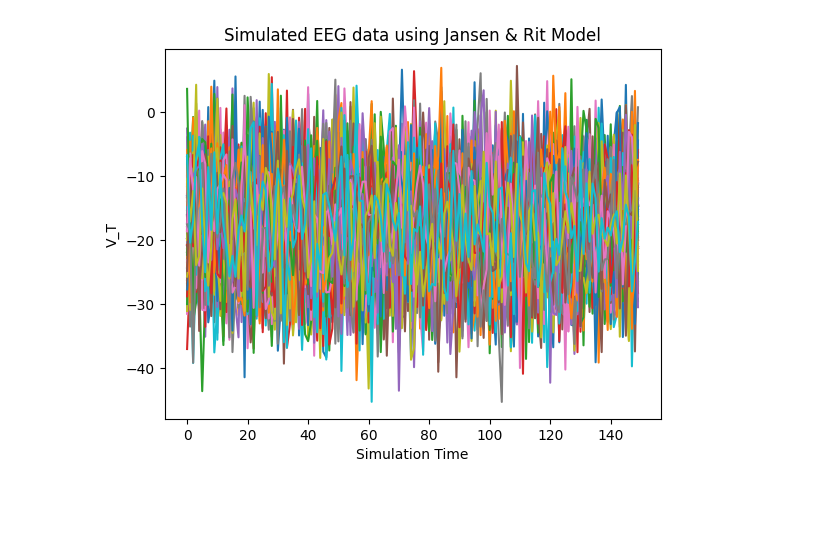
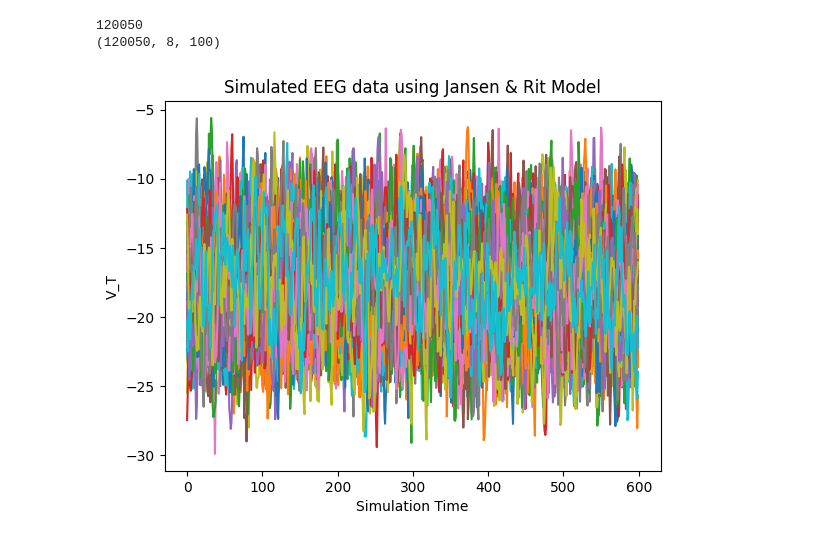
Before and after one commit to emias12/FinalYearProject, a Jupyter notebook: Jansen&Rit.ipynb, the cells around one changed output. Cells and saved outputs as stored; diff of their text form; code cells hidden in the pictures; blank space fills up the shorter version.

```diff
--- a/Jansen&Rit.ipynb
+++ b/Jansen&Rit.ipynb
@@ -15,6 +15,7 @@ r_2 = 0.56
 
 # Inverse time constants (s^-1)
 a = 100 # excitatory
+ad = 50 # long-range excitatory
 b = 50  # inhibitory
 
 # Maximum amplitudes of post-synaptic potential (PSPs) (mV)
@@ -83,15 +84,15 @@ def system_of_equations(x, alpha, beta, r_0, r_1, r_2, A, B, a, b, C, C1, C2, C3
     dx2dt = y2
     dy2dt = B * b * sigmoid(C3 * x0, r_2) - 2 * b * y2 - b**2 * x2
     dx3dt = y3
-    dy3dt = A * a * (sigmoid(C2 * x1 - C4 * x2 + C * alpha * calculate_zi(x3), r_0)) - 2 * a * y3 - a**2 * x3
+    dy3dt = A * ad * (sigmoid(C2 * x1 - C4 * x2 + C * alpha * calculate_zi(x3), r_0)) - 2 * ad * y3 - ad**2 * x3
 
     return [dx0dt, dy0dt, dx1dt, dy1dt, dx2dt, dy2dt, dx3dt, dy3dt] # num_nodes x 8 matrix output
 
 
 # Simulation parameters
-dt = 0.01  # Step size
-euler_length = 100  # Simulation duration for stabilizing (with Euler method)
-sim_length = 150 # Simulation time points (to plot)
+dt = 0.005  # Step size
+euler_length = 50  # Simulation duration for stabilizing (with Euler method)
+sim_length = 600 # Simulation time points (to plot)
 
 # Initial conditions
 initial_conditions = np.ones((8, num_nodes)) * 0.1
@@ -101,36 +102,39 @@ sol = np.zeros((int(euler_length + sim_length/ dt), 8, num_nodes))
 sol[0] = initial_conditions
 
 # Run simulation using Euler method
+print(int(euler_length + sim_length/ dt))
 for i in range(1, int(euler_length + sim_length/ dt)):
     sol[i] = sol[i - 1] + dt * np.array(system_of_equations(sol[i - 1], alpha, beta, r_0, r_1, r_2, A, B, a, b, C, C1, C2, C3, C4))
 
 # Plot EEG Results #################################################################
 final_sol = sol[-sim_length:] # take the last sim_length time points, so sim_length * 8 * 100
 
 final_x1 = final_sol[:, 2]
 final_x2 = final_sol[:, 4]
 final_x3 = final_sol[:, 6]
 
 # Calculate V_T for each simulation point
 V_T = np.zeros((sim_length, num_nodes))
 for sim_point in range(sim_length):
     # Must produce (100, 1) vector
     V_T[sim_point] = C2 * final_x1[sim_point] - C4 * final_x2[sim_point] + C * alpha * calculate_zi(final_x3[sim_point])
 
 # Plot V_T for each node
 for node in range(num_nodes):
     plt.plot(V_T[:, node], label=f'Node {node+1}')
 
 plt.xlabel('Simulation Time')
 plt.ylabel('V_T')
 plt.title('Simulated EEG data using Jansen & Rit Model')
 
 # Add legend to the right of the plot
 # plt.legend(loc='center left', bbox_to_anchor=(1, 0.5))
 
 plt.show()
 # %% [output]
+120050
+(120050, 8, 100)
-[figure, old version]
+[figure, new version]
 # %%
 # Balloon-Windkessel Hemodynamic Model #####################################################
 # Time Constants
```
Also changed, not shown: parts of 2 cells of this notebook.
